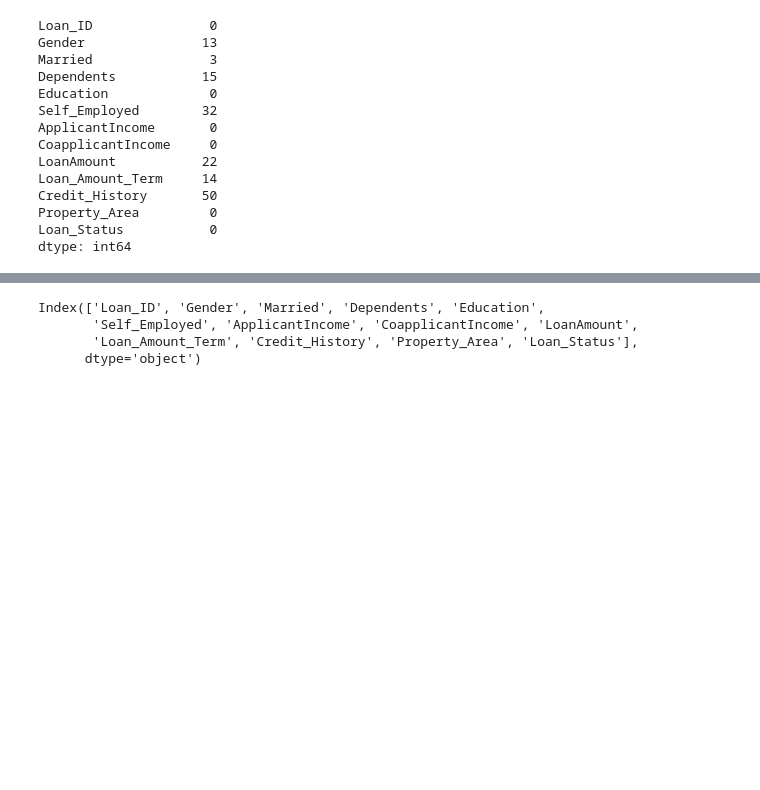
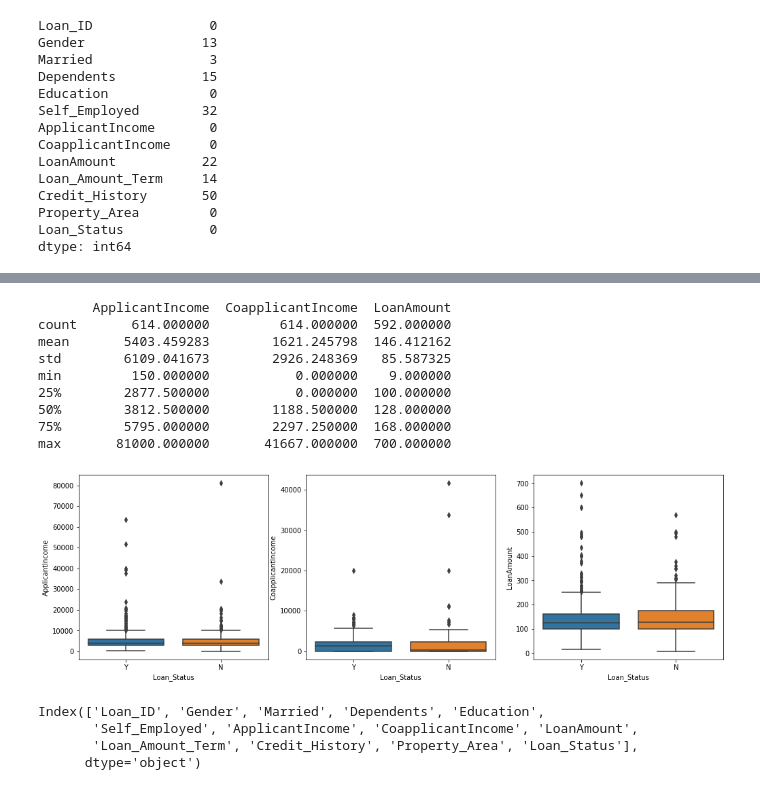
Before and after one commit to SandeeshNit/Loan-approval-prediction--kaggle, a Jupyter notebook: loan_approval_prediction.ipynb, the cells around one changed output, grey strips where cells are left out. Cells and saved outputs as stored; diff of their text form; code cells hidden in the pictures; blank space fills up the shorter version.

```diff
--- a/loan_approval_prediction.ipynb
+++ b/loan_approval_prediction.ipynb
@@ -40,3 +62,21 @@ dtype: int64
+# %%
+fig,axes = plt.subplots(1,3,figsize=(17,5))
+for idx,cat_col in enumerate(numerical_columns):
+    sns.boxplot(y=cat_col,data=train_df,x='Loan_Status',ax=axes[idx])
+
+print(train_df[numerical_columns].describe())
+plt.subplots_adjust(hspace=1)
+# %% [output]
+       ApplicantIncome  CoapplicantIncome  LoanAmount
+count       614.000000         614.000000  592.000000
+mean       5403.459283        1621.245798  146.412162
+std        6109.041673        2926.248369   85.587325
+min         150.000000           0.000000    9.000000
+25%        2877.500000           0.000000  100.000000
+50%        3812.500000        1188.500000  128.000000
+75%        5795.000000        2297.250000  168.000000
+max       81000.000000       41667.000000  700.000000
+[figure, added]
 # %%
 #mapping
 
```
Also changed, not shown: parts of 3 cells of this notebook.
